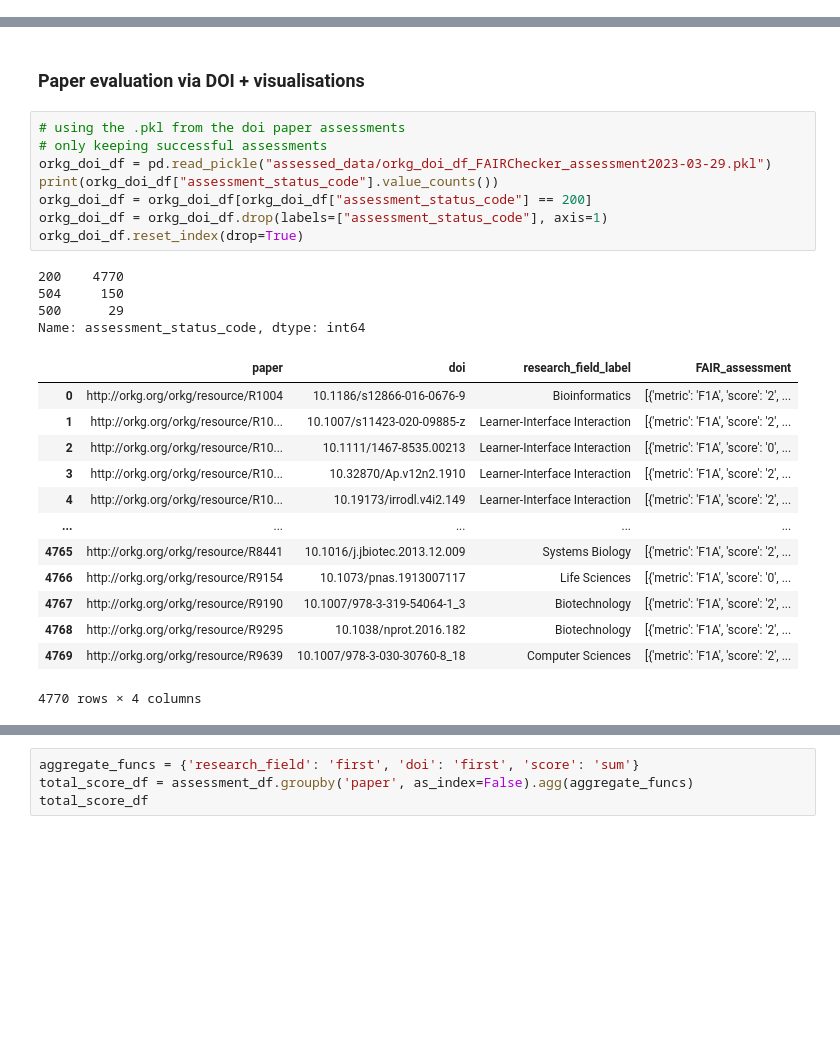
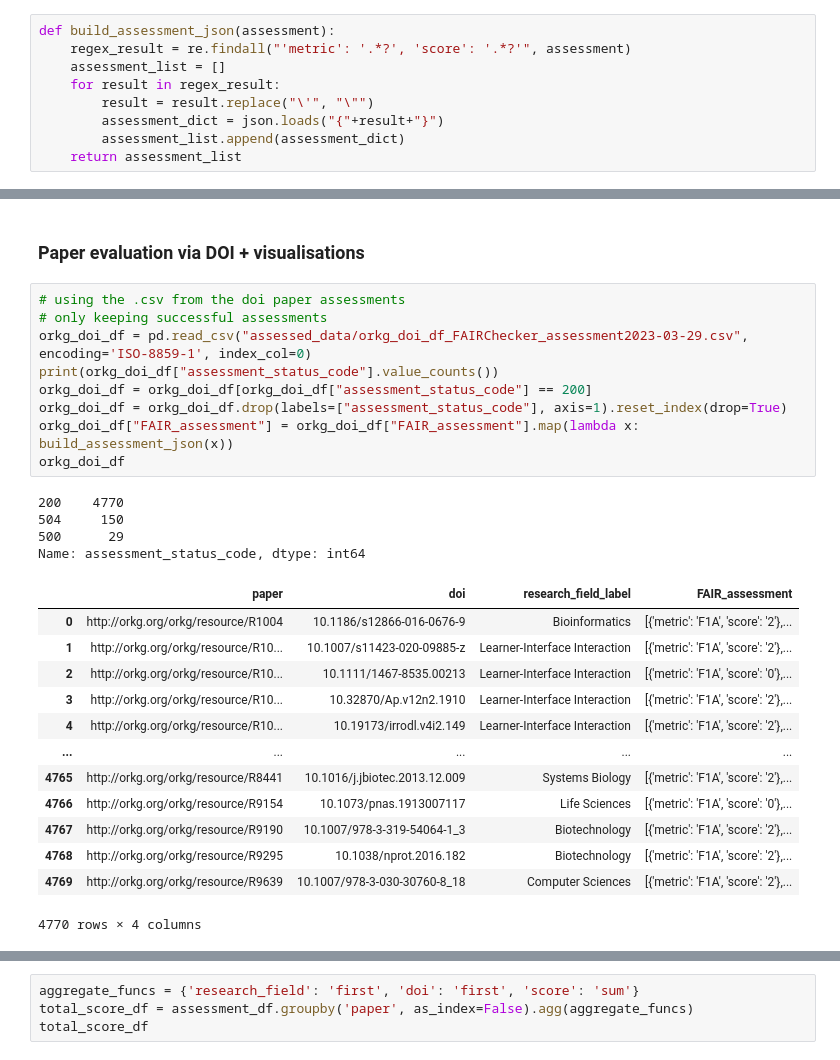
Before and after one commit to mwurzbacher/FAIRness-assessment-tools-evaluation-using-ORKG, a Jupyter notebook: FAIR_Checker_evaluation.ipynb, the cells around one changed output, grey strips where cells are left out. Drawn from its saved outputs; the diff is of its cells as text; blank space fills up the shorter version.

Commit message:
FAIR-Checker adjust file type

```diff
--- a/FAIR_Checker_evaluation.ipynb
+++ b/FAIR_Checker_evaluation.ipynb
@@ -41,3 +43,12 @@ def get_principle_from_metric(metric):
         return 'interoperable'
     else:
         return 'reusable'
+# %%
+def build_assessment_json(assessment):
+    regex_result = re.findall("'metric': '.*?', 'score': '.*?'", assessment)
+    assessment_list = []
+    for result in regex_result:
+        result = result.replace("\'", "\"")
+        assessment_dict = json.loads("{"+result+"}")
+        assessment_list.append(assessment_dict)
+    return assessment_list
@@ -86,28 +133,29 @@ Couldn't find program: 'false'
 # %% [markdown]
 ### Paper evaluation via DOI + visualisations
 # %%
-# using the .pkl from the doi paper assessments
+# using the .csv from the doi paper assessments
 # only keeping successful assessments
-orkg_doi_df = pd.read_pickle("assessed_data/orkg_doi_df_FAIRChecker_assessment2023-03-29.pkl")
+orkg_doi_df = pd.read_csv("assessed_data/orkg_doi_df_FAIRChecker_assessment2023-03-29.csv", encoding='ISO-8859-1', index_col=0)
 print(orkg_doi_df["assessment_status_code"].value_counts())
 orkg_doi_df = orkg_doi_df[orkg_doi_df["assessment_status_code"] == 200]
-orkg_doi_df = orkg_doi_df.drop(labels=["assessment_status_code"], axis=1)
-orkg_doi_df.reset_index(drop=True)
+orkg_doi_df = orkg_doi_df.drop(labels=["assessment_status_code"], axis=1).reset_index(drop=True)
+orkg_doi_df["FAIR_assessment"] = orkg_doi_df["FAIR_assessment"].map(lambda x: build_assessment_json(x))
+orkg_doi_df
 # %% [output]
 200    4770
 504     150
 500      29
 Name: assessment_status_code, dtype: int64
 |  | paper | doi | research_field_label | FAIR_assessment |
-| 0 | http://orkg.org/orkg/resource/R1004 | 10.1186/s12866-016-0676-9 | Bioinformatics | [{'metric': 'F1A', 'score': '2', ... |
-| 1 | http://orkg.org/orkg/resource/R10... | 10.1007/s11423-020-09885-z | Learner-Interface Interaction | [{'metric': 'F1A', 'score': '2', ... |
-| 2 | http://orkg.org/orkg/resource/R10... | 10.1111/1467-8535.00213 | Learner-Interface Interaction | [{'metric': 'F1A', 'score': '0', ... |
-| 3 | http://orkg.org/orkg/resource/R10... | 10.32870/Ap.v12n2.1910 | Learner-Interface Interaction | [{'metric': 'F1A', 'score': '2', ... |
-| 4 | http://orkg.org/orkg/resource/R10... | 10.19173/irrodl.v4i2.149 | Learner-Interface Interaction | [{'metric': 'F1A', 'score': '2', ... |
+| 0 | http://orkg.org/orkg/resource/R1004 | 10.1186/s12866-016-0676-9 | Bioinformatics | [{'metric': 'F1A', 'score': '2'},... |
+| 1 | http://orkg.org/orkg/resource/R10... | 10.1007/s11423-020-09885-z | Learner-Interface Interaction | [{'metric': 'F1A', 'score': '2'},... |
+| 2 | http://orkg.org/orkg/resource/R10... | 10.1111/1467-8535.00213 | Learner-Interface Interaction | [{'metric': 'F1A', 'score': '0'},... |
+| 3 | http://orkg.org/orkg/resource/R10... | 10.32870/Ap.v12n2.1910 | Learner-Interface Interaction | [{'metric': 'F1A', 'score': '2'},... |
+| 4 | http://orkg.org/orkg/resource/R10... | 10.19173/irrodl.v4i2.149 | Learner-Interface Interaction | [{'metric': 'F1A', 'score': '2'},... |
 | ... | ... | ... | ... | ... |
-| 4765 | http://orkg.org/orkg/resource/R8441 | 10.1016/j.jbiotec.2013.12.009 | Systems Biology | [{'metric': 'F1A', 'score': '2', ... |
-| 4766 | http://orkg.org/orkg/resource/R9154 | 10.1073/pnas.1913007117 | Life Sciences | [{'metric': 'F1A', 'score': '0', ... |
-| 4767 | http://orkg.org/orkg/resource/R9190 | 10.1007/978-3-319-54064-1_3 | Biotechnology | [{'metric': 'F1A', 'score': '2', ... |
-| 4768 | http://orkg.org/orkg/resource/R9295 | 10.1038/nprot.2016.182 | Biotechnology | [{'metric': 'F1A', 'score': '2', ... |
-| 4769 | http://orkg.org/orkg/resource/R9639 | 10.1007/978-3-030-30760-8_18 | Computer Sciences | [{'metric': 'F1A', 'score': '2', ... |
+| 4765 | http://orkg.org/orkg/resource/R8441 | 10.1016/j.jbiotec.2013.12.009 | Systems Biology | [{'metric': 'F1A', 'score': '2'},... |
+| 4766 | http://orkg.org/orkg/resource/R9154 | 10.1073/pnas.1913007117 | Life Sciences | [{'metric': 'F1A', 'score': '0'},... |
+| 4767 | http://orkg.org/orkg/resource/R9190 | 10.1007/978-3-319-54064-1_3 | Biotechnology | [{'metric': 'F1A', 'score': '2'},... |
+| 4768 | http://orkg.org/orkg/resource/R9295 | 10.1038/nprot.2016.182 | Biotechnology | [{'metric': 'F1A', 'score': '2'},... |
+| 4769 | http://orkg.org/orkg/resource/R9639 | 10.1007/978-3-030-30760-8_18 | Computer Sciences | [{'metric': 'F1A', 'score': '2'},... |
 4770 rows × 4 columns
```
Also changed, not shown: parts of 23 cells of this notebook, 14 other files.
